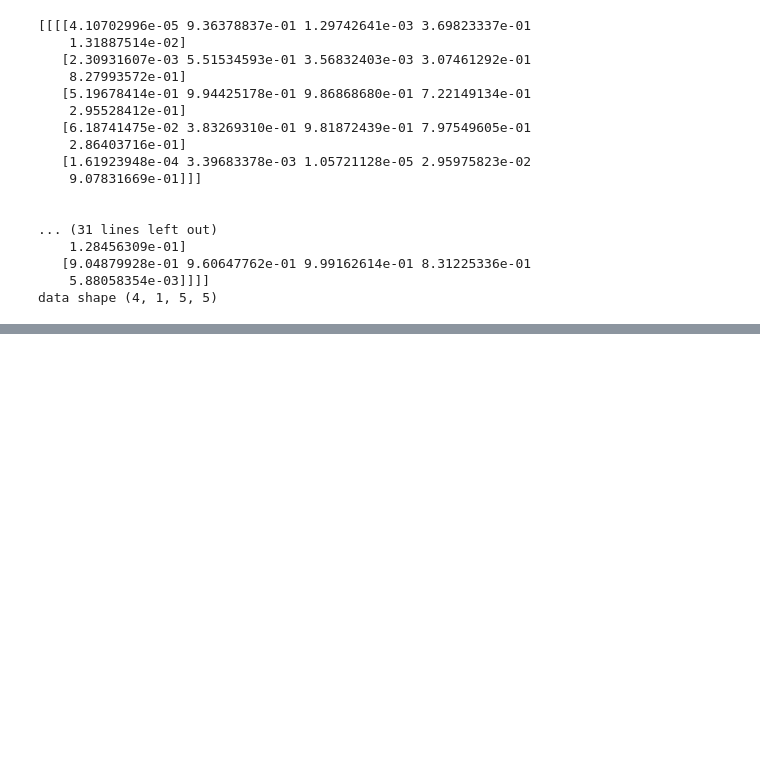
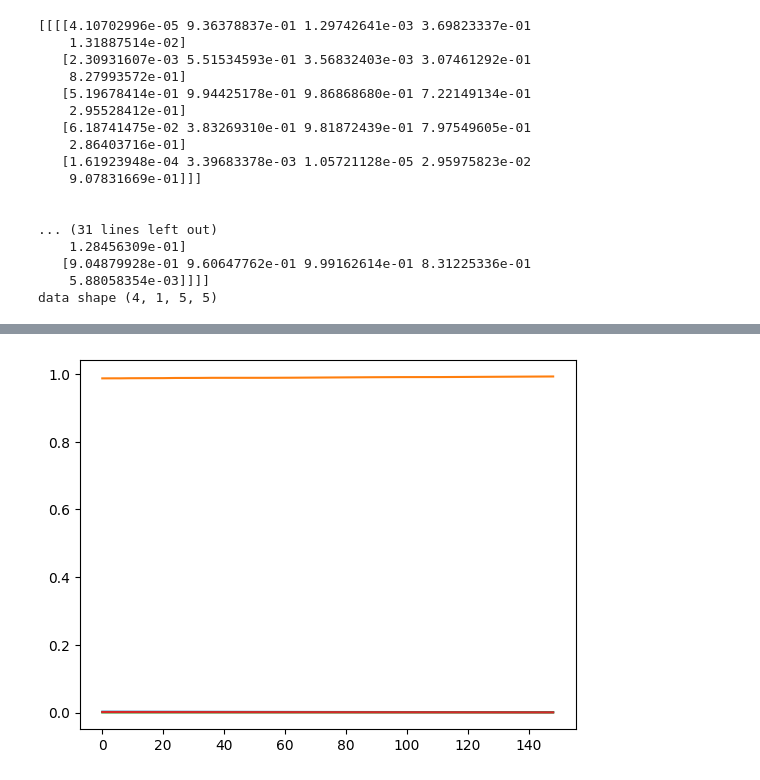
Before and after one commit to zhenqi72/STDP_CNN, a Jupyter notebook: STDP_CNN.ipynb, the cells around one changed output, grey strips where cells are left out. Saved outputs shown, nothing was run; the diff lists cells and outputs as text; code cells hidden in the pictures; blank space fills up the shorter version.

```diff
--- a/STDP_CNN.ipynb
+++ b/STDP_CNN.ipynb
@@ -113,0 +105,21 @@ for i in range(data.shape[0]):
+# %%
+import numpy as np
+import matplotlib.pyplot as plt
+import os
+data1 = np.load('D:/Asu/STAM/Norse/w1_1_4.npy')
+data2 = np.load('D:/Asu/STAM/Norse/w1_2_1.npy')
+data3 = np.load('D:/Asu/STAM/Norse/w1_3_3.npy')
+data4 = np.load('D:/Asu/STAM/Norse/w1_4_5.npy')
+
+x1 = [i for i in range(data1.shape[0])]
+x2 = [i for i in range(data2.shape[0])]
+x3 = [i for i in range(data3.shape[0])]
+x4 = [i for i in range(data4.shape[0])]
+plt.plot(x1, data1)
+plt.plot(x2, data2)
+plt.plot(x3, data3)
+plt.plot(x4, data4)
+
+plt.show()
+# %% [output]
+[figure, added]
```
Also changed, not shown: parts of 1 cell of this notebook, 3 other files.
